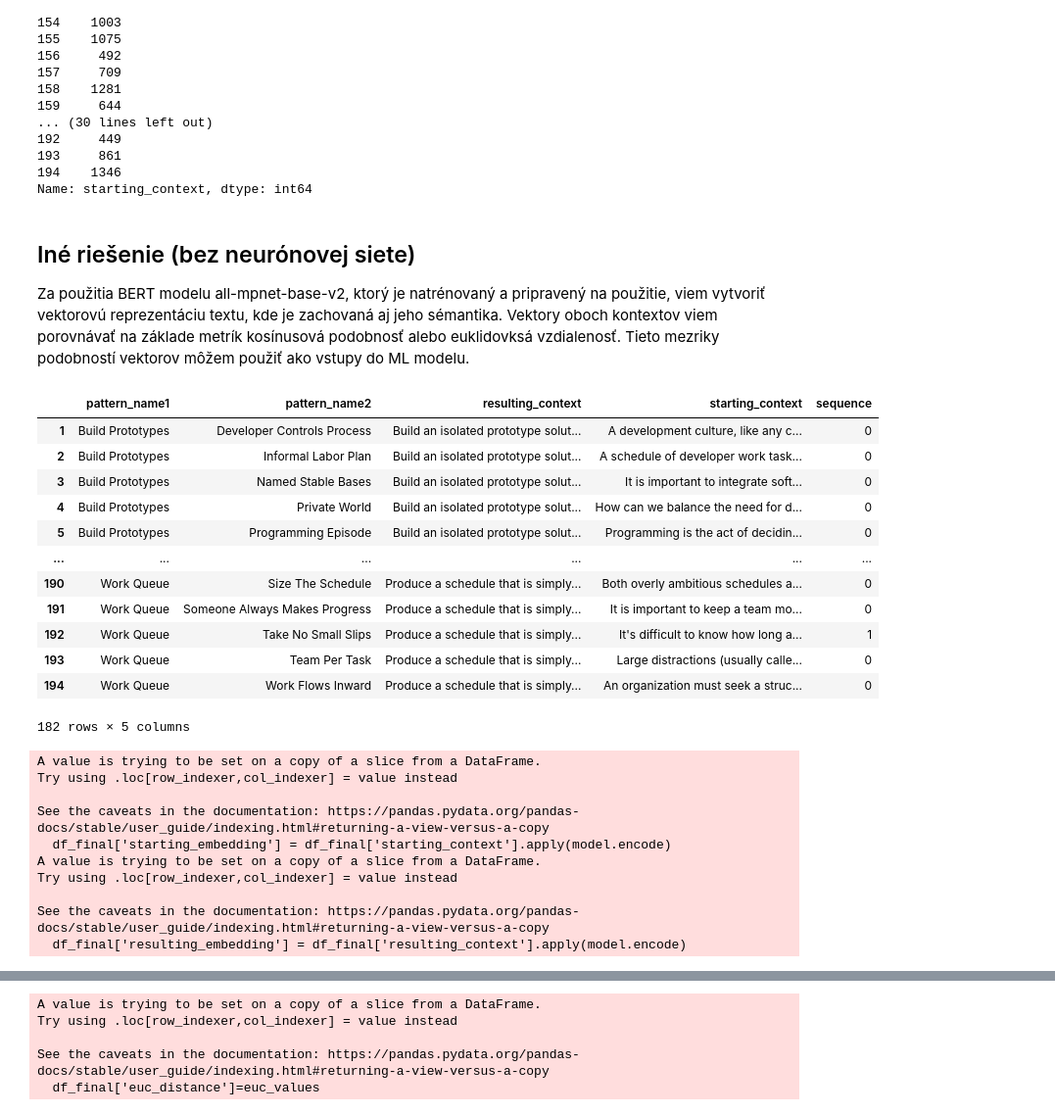
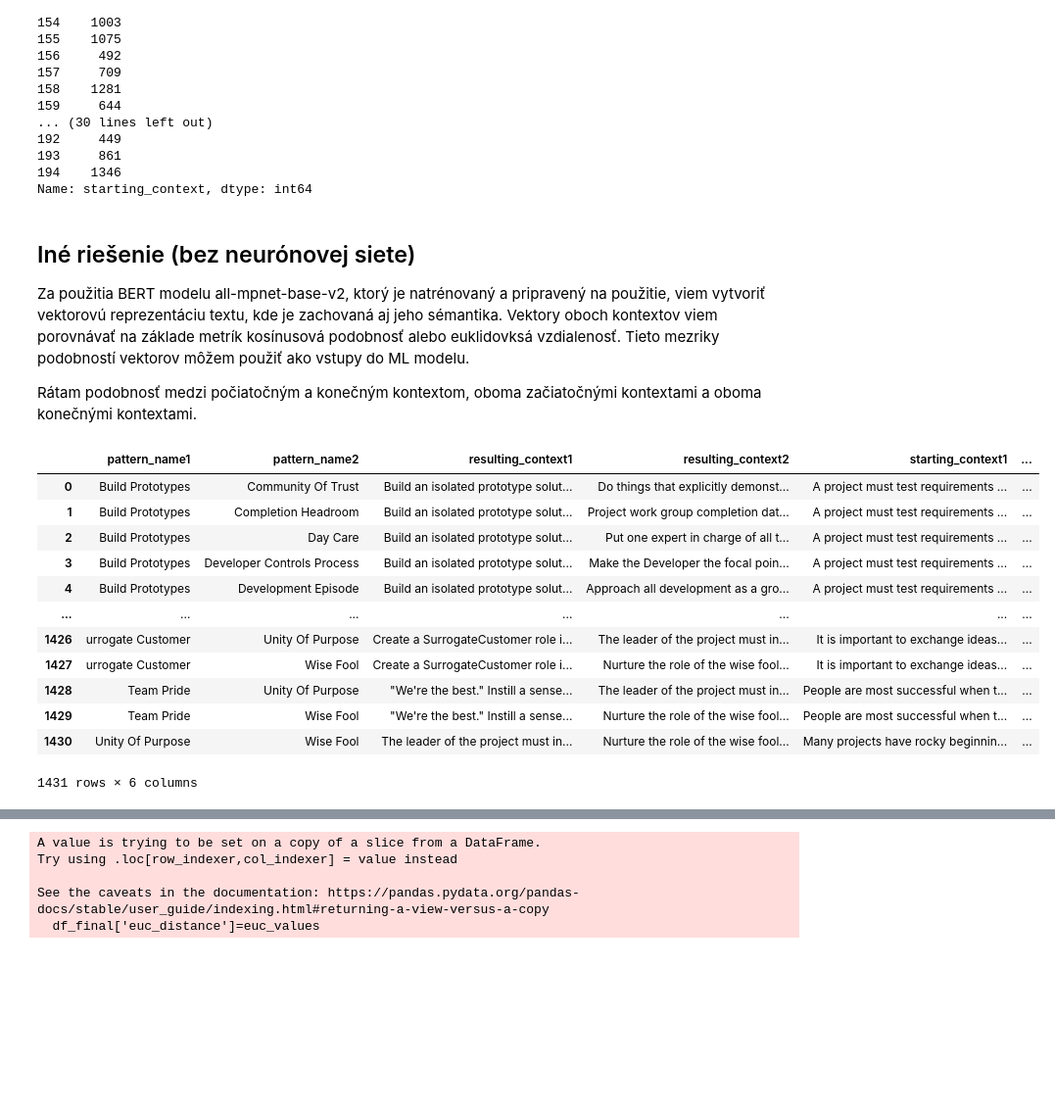
Before and after one commit to oliveradler/DP-1-OliverAdler, a Jupyter notebook: DP.ipynb, the cells around one changed output, grey strips where cells are left out. Shown at 98% size. Drawn from its saved outputs; the diff is of its cells as text; code cells hidden in the pictures; blank space fills up the shorter version.

Commit message:
added new language, all 3 relations, visualization

```diff
--- a/DP.ipynb
+++ b/DP.ipynb
@@ -86,7 +123,7 @@ for i,pattern_name in enumerate(pattern_names):
     patterns.append(starting_contexts[i])
     patterns.append(resulting_contexts[i])
 # %%
-d = {"pattern_names": pattern_names, 'starting_contexts': starting_contexts, "resulting_contexts": resulting_contexts}
+d = {"pattern_names": pattern_names, 'pattern_language': pattern_languages,'starting_contexts': starting_contexts, "resulting_contexts": resulting_contexts}
 df = pd.DataFrame(data=d)
 # %%
 df
@@ -113,5 +171,5 @@ Zo vzorov vytváram dvojice, kde pre dvojicu vzorov X a Y, budem mať v datafram
 # %%
-df_new = pd.DataFrame(list(product(df.pattern_names, df.pattern_names)), columns=['pattern_name1','pattern_name2'])
+df_new = pd.DataFrame(list(combinations(df['pattern_names'].tolist(),2)), columns=['pattern_name1','pattern_name2'])
 df_new
 # %% [output]
 |  | pattern_name1 | pattern_name2 |
@@ -130,4 +188,7 @@ df_new
 # %%
-df_new["resulting_context"] = df_new.apply(lambda row: df[df["pattern_names"]==str(row.pattern_name1)].resulting_contexts.item(), axis=1)
+df_new["resulting_context1"] = df_new.apply(lambda row: df[df["pattern_names"]==str(row.pattern_name1)].resulting_contexts.item(), axis=1)
+df_new["resulting_context2"] = df_new.apply(lambda row: df[df["pattern_names"]==str(row.pattern_name2)].resulting_contexts.item(), axis=1)
+df_new["starting_context1"] = df_new.apply(lambda row: df[df["pattern_names"]==str(row.pattern_name1)].starting_contexts.item(), axis=1)
+df_new["starting_context2"] = df_new.apply(lambda row: df[df["pattern_names"]==str(row.pattern_name2)].starting_contexts.item(), axis=1)
 df_new
 # %% [output]
@@ -147,3 +207,0 @@ df_new
-# %%
-df_new["starting_context"] = df_new.apply(lambda row: df[df["pattern_names"]==str(row.pattern_name2)].starting_contexts.item(), axis=1)
-df_new
@@ -301,40 +327,34 @@ Name: starting_context, dtype: int64
 ## Iné riešenie (bez neurónovej siete)
 
 Za použitia BERT modelu all-mpnet-base-v2, ktorý je natrénovaný a pripravený na použitie, viem vytvoriť vektorovú reprezentáciu textu, kde je zachovaná aj jeho sémantika. Vektory oboch kontextov viem porovnávať na základe metrík kosínusová podobnosť alebo euklidovksá vzdialenosť. Tieto mezriky podobností vektorov môžem použiť ako vstupy do ML modelu.
+
+Rátam podobnosť medzi počiatočným a konečným kontextom, oboma začiatočnými kontextami a oboma konečnými kontextami.
 # %%
 from sentence_transformers import SentenceTransformer
 model = SentenceTransformer('all-mpnet-base-v2')
 # %%
+df_final = df_new
 df_final
 # %% [output]
-|  | pattern_name1 | pattern_name2 | resulting_context | starting_context | sequence |
-| 1 | Build Prototypes | Developer Controls Process | Build an isolated prototype solut... | A development culture, like any c... | 0 |
-| 2 | Build Prototypes | Informal Labor Plan | Build an isolated prototype solut... | A schedule of developer work task... | 0 |
-| 3 | Build Prototypes | Named Stable Bases | Build an isolated prototype solut... | It is important to integrate soft... | 0 |
-| 4 | Build Prototypes | Private World | Build an isolated prototype solut... | How can we balance the need for d... | 0 |
-| 5 | Build Prototypes | Programming Episode | Build an isolated prototype solut... | Programming is the act of decidin... | 0 |
-| ... | ... | ... | ... | ... | ... |
-| 190 | Work Queue | Size The Schedule | Produce a schedule that is simply... | Both overly ambitious schedules a... | 0 |
-| 191 | Work Queue | Someone Always Makes Progress | Produce a schedule that is simply... | It is important to keep a team mo... | 0 |
-| 192 | Work Queue | Take No Small Slips | Produce a schedule that is simply... | It's difficult to know how long a... | 1 |
-| 193 | Work Queue | Team Per Task | Produce a schedule that is simply... | Large distractions (usually calle... | 0 |
-| 194 | Work Queue | Work Flows Inward | Produce a schedule that is simply... | An organization must seek a struc... | 0 |
+|  | pattern_name1 | pattern_name2 | resulting_context1 | resulting_context2 | starting_context1 | ... |
+| 0 | Build Prototypes | Community Of Trust | Build an isolated prototype solut... | Do things that explicitly demonst... | A project must test requirements ... | ... |
+| 1 | Build Prototypes | Completion Headroom | Build an isolated prototype solut... | Project work group completion dat... | A project must test requirements ... | ... |
+| 2 | Build Prototypes | Day Care | Build an isolated prototype solut... | Put one expert in charge of all t... | A project must test requirements ... | ... |
+| 3 | Build Prototypes | Developer Controls Process | Build an isolated prototype solut... | Make the Developer the focal poin... | A project must test requirements ... | ... |
+| 4 | Build Prototypes | Development Episode | Build an isolated prototype solut... | Approach all development as a gro... | A project must test requirements ... | ... |
+| ... | ... | ... | ... | ... | ... | ... |
+| 1426 | urrogate Customer | Unity Of Purpose | Create a SurrogateCustomer role i... | The leader of the project must in... | It is important to exchange ideas... | ... |
+| 1427 | urrogate Customer | Wise Fool | Create a SurrogateCustomer role i... | Nurture the role of the wise fool... | It is important to exchange ideas... | ... |
+| 1428 | Team Pride | Unity Of Purpose | "We're the best." Instill a sense... | The leader of the project must in... | People are most successful when t... | ... |
+| 1429 | Team Pride | Wise Fool | "We're the best." Instill a sense... | Nurture the role of the wise fool... | People are most successful when t... | ... |
+| 1430 | Unity Of Purpose | Wise Fool | The leader of the project must in... | Nurture the role of the wise fool... | Many projects have rocky beginnin... | ... |
-182 rows × 5 columns
+1431 rows × 6 columns
 # %%
-#vytváranie vektorových reprezentácií oboch kontextov
-df_final['starting_embedding'] = df_final['starting_context'].apply(model.encode)
-df_final['resulting_embedding'] = df_final['resulting_context'].apply(model.encode)
+#vytváranie vektorových reprezentácií kontextov
+df_final['starting_embedding1'] = df_final['starting_context1'].apply(model.encode)
+df_final['resulting_embedding1'] = df_final['resulting_context1'].apply(model.encode)
+df_final['starting_embedding2'] = df_final['starting_context2'].apply(model.encode)
+df_final['resulting_embedding2'] = df_final['resulting_context2'].apply(model.encode)
-# %% [output]
-A value is trying to be set on a copy of a slice from a DataFrame.
-Try using .loc[row_indexer,col_indexer] = value instead
-
-See the caveats in the documentation: https://pandas.pydata.org/pandas-docs/stable/user_guide/indexing.html#returning-a-view-versus-a-copy
-  df_final['starting_embedding'] = df_final['starting_context'].apply(model.encode)
-A value is trying to be set on a copy of a slice from a DataFrame.
-Try using .loc[row_indexer,col_indexer] = value instead
-
-See the caveats in the documentation: https://pandas.pydata.org/pandas-docs/stable/user_guide/indexing.html#returning-a-view-versus-a-copy
-  df_final['resulting_embedding'] = df_final['resulting_context'].apply(model.encode)
 # %%
 df_final
 # %% [output]
```
Also changed, not shown: parts of 39 cells of this notebook, 55 other files.
